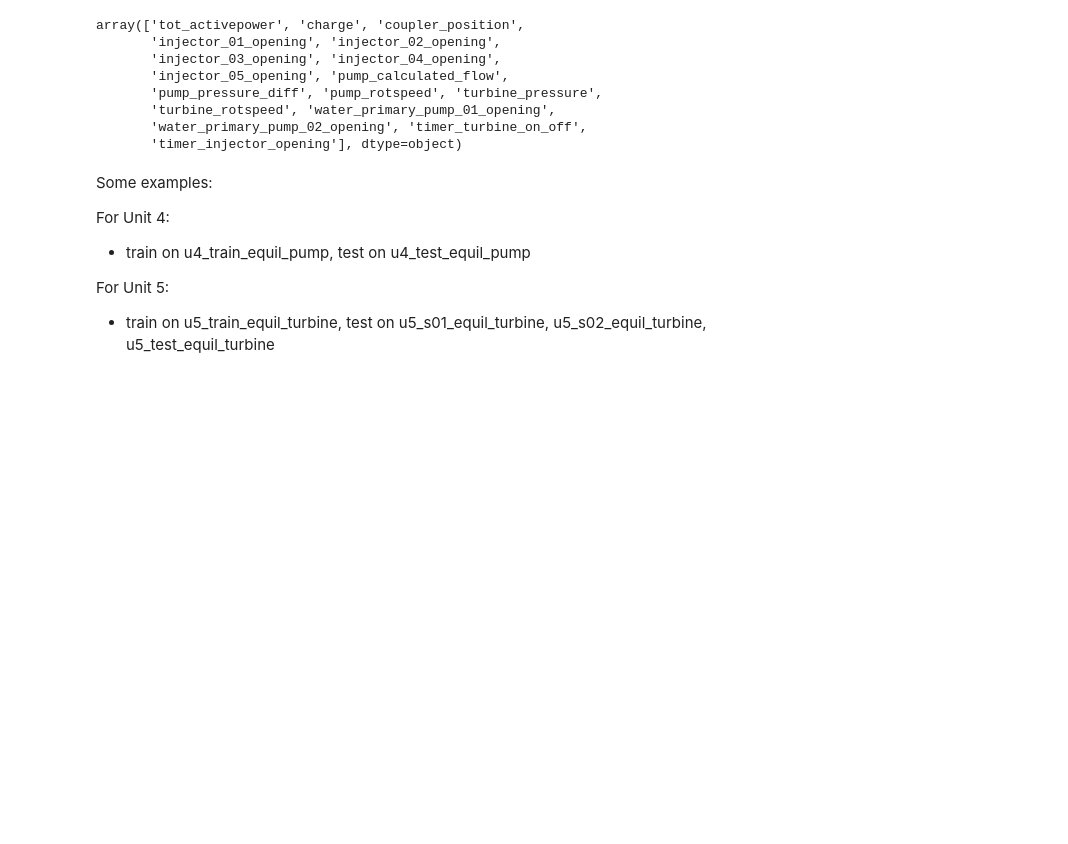
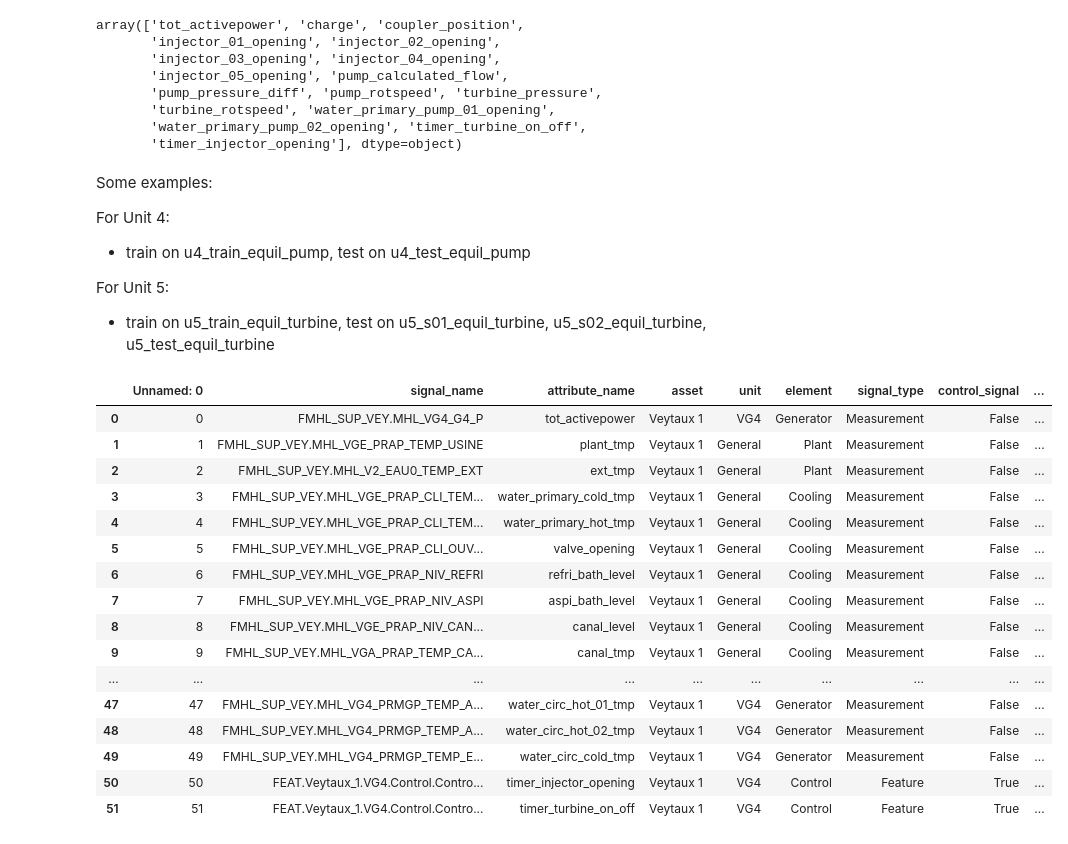
Before and after one commit to j0shcd/ml4pm-project, a Jupyter notebook: data_preprocessing.ipynb, the cells around one changed output. Drawn from its saved outputs; the diff is of its cells as text; code cells hidden in the pictures; blank space fills up the shorter version.

```diff
--- a/data_preprocessing.ipynb
+++ b/data_preprocessing.ipynb
@@ -150,3 +150,23 @@ For Unit 4:
 
 For Unit 5:
 - train on u5_train_equil_turbine, test on u5_s01_equil_turbine, u5_s02_equil_turbine, u5_test_equil_turbine
+# %%
+rds_u4.data_dict["train"].info
+# %% [output]
+|  | Unnamed: 0 | signal_name | attribute_name | asset | unit | element | signal_type | control_signal | ... |
+| 0 | 0 | FMHL_SUP_VEY.MHL_VG4_G4_P | tot_activepower | Veytaux 1 | VG4 | Generator | Measurement | False | ... |
+| 1 | 1 | FMHL_SUP_VEY.MHL_VGE_PRAP_TEMP_USINE | plant_tmp | Veytaux 1 | General | Plant | Measurement | False | ... |
+| 2 | 2 | FMHL_SUP_VEY.MHL_V2_EAU0_TEMP_EXT | ext_tmp | Veytaux 1 | General | Plant | Measurement | False | ... |
+| 3 | 3 | FMHL_SUP_VEY.MHL_VGE_PRAP_CLI_TEM... | water_primary_cold_tmp | Veytaux 1 | General | Cooling | Measurement | False | ... |
+| 4 | 4 | FMHL_SUP_VEY.MHL_VGE_PRAP_CLI_TEM... | water_primary_hot_tmp | Veytaux 1 | General | Cooling | Measurement | False | ... |
+| 5 | 5 | FMHL_SUP_VEY.MHL_VGE_PRAP_CLI_OUV... | valve_opening | Veytaux 1 | General | Cooling | Measurement | False | ... |
+| 6 | 6 | FMHL_SUP_VEY.MHL_VGE_PRAP_NIV_REFRI | refri_bath_level | Veytaux 1 | General | Cooling | Measurement | False | ... |
+| 7 | 7 | FMHL_SUP_VEY.MHL_VGE_PRAP_NIV_ASPI | aspi_bath_level | Veytaux 1 | General | Cooling | Measurement | False | ... |
+| 8 | 8 | FMHL_SUP_VEY.MHL_VGE_PRAP_NIV_CAN... | canal_level | Veytaux 1 | General | Cooling | Measurement | False | ... |
+| 9 | 9 | FMHL_SUP_VEY.MHL_VGA_PRAP_TEMP_CA... | canal_tmp | Veytaux 1 | General | Cooling | Measurement | False | ... |
+| ... | ... | ... | ... | ... | ... | ... | ... | ... | ... |
+| 47 | 47 | FMHL_SUP_VEY.MHL_VG4_PRMGP_TEMP_A... | water_circ_hot_01_tmp | Veytaux 1 | VG4 | Generator | Measurement | False | ... |
+| 48 | 48 | FMHL_SUP_VEY.MHL_VG4_PRMGP_TEMP_A... | water_circ_hot_02_tmp | Veytaux 1 | VG4 | Generator | Measurement | False | ... |
+| 49 | 49 | FMHL_SUP_VEY.MHL_VG4_PRMGP_TEMP_E... | water_circ_cold_tmp | Veytaux 1 | VG4 | Generator | Measurement | False | ... |
+| 50 | 50 | FEAT.Veytaux_1.VG4.Control.Contro... | timer_injector_opening | Veytaux 1 | VG4 | Control | Feature | True | ... |
+| 51 | 51 | FEAT.Veytaux_1.VG4.Control.Contro... | timer_turbine_on_off | Veytaux 1 | VG4 | Control | Feature | True | ... |
```
Also changed, not shown: parts of 1 cell of this notebook, 1 other file.
